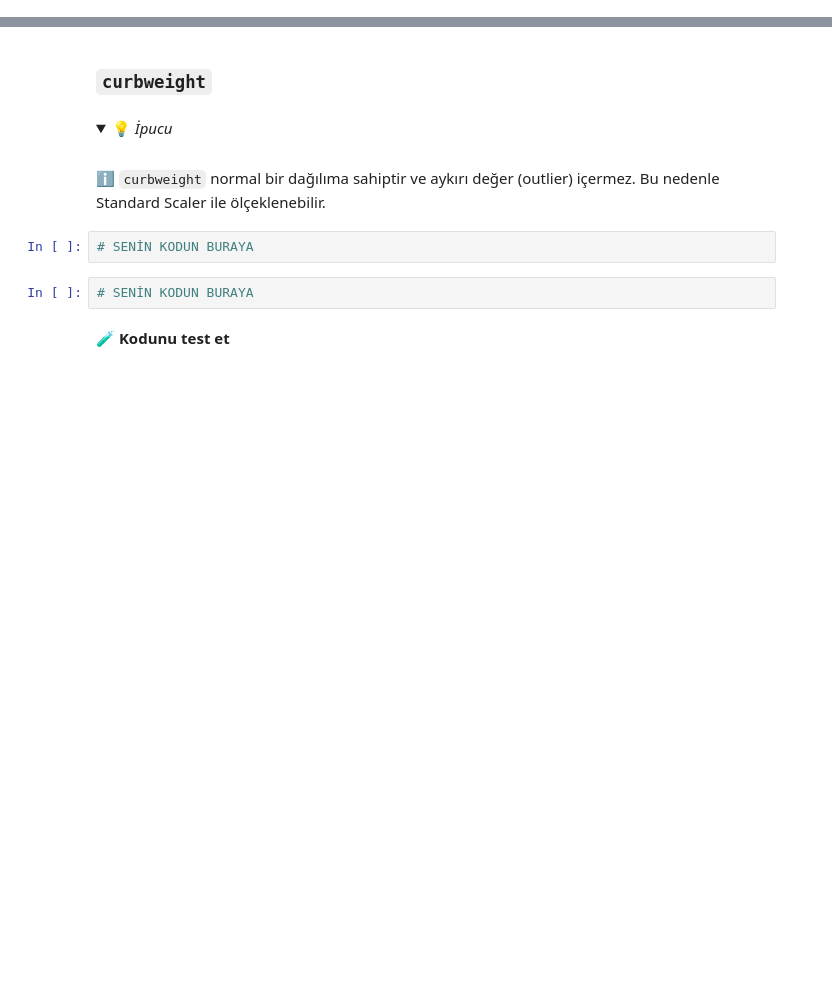
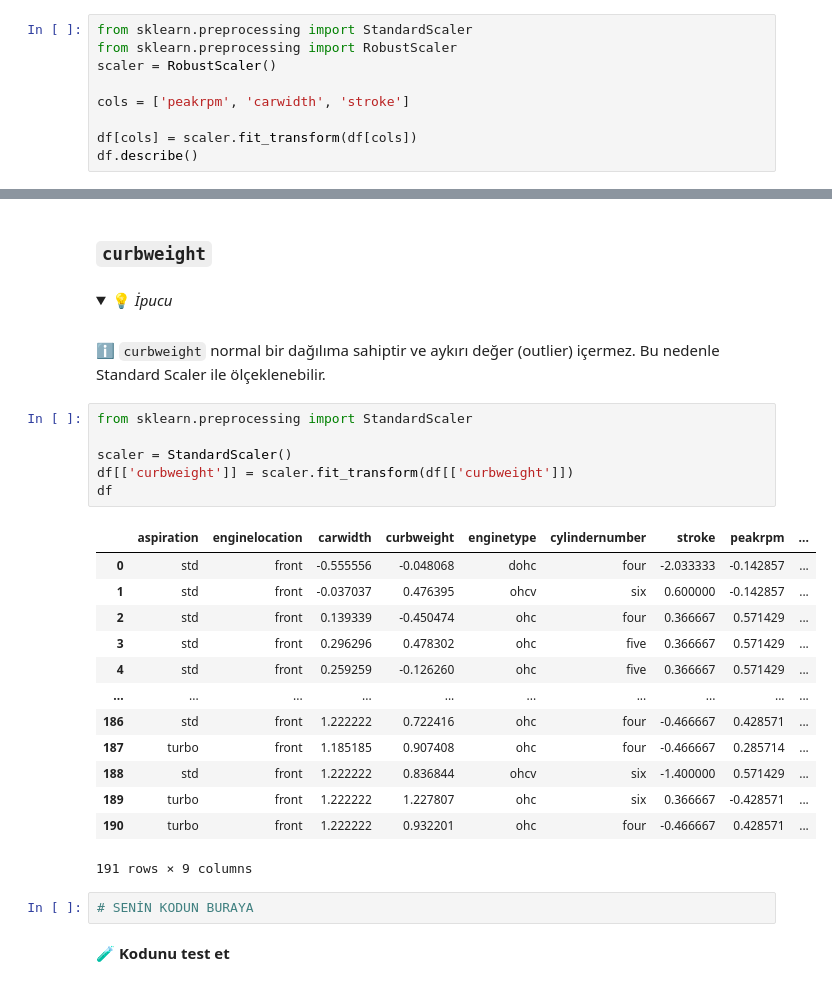
Before and after one commit to mertkaantopuz/S16D2-S-Data-car-prices, a Jupyter notebook: Car-Prices.ipynb, the cells around one changed output, grey strips where cells are left out. Saved outputs shown, nothing was run; the diff lists cells and outputs as text; folded sections open; blank space fills up the shorter version.

```diff
--- a/Car-Prices.ipynb
+++ b/Car-Prices.ipynb
@@ -242,0 +265,9 @@ Dönüştürülmüş değerlerle orijinal sütunları değiştirin.
+# %%
+from sklearn.preprocessing import StandardScaler
+from sklearn.preprocessing import RobustScaler
+scaler = RobustScaler()
+
+cols = ['peakrpm', 'carwidth', 'stroke']
+
+df[cols] = scaler.fit_transform(df[cols])
+df.describe()
@@ -250,8 +291,26 @@ Dönüştürülmüş değerlerle orijinal sütunları değiştirin.
     <br>
     ℹ️ <code>curbweight</code> normal bir dağılıma sahiptir ve aykırı değer (outlier) içermez. Bu nedenle Standard Scaler ile ölçeklenebilir.
 </details>
-# %%
-# SENİN KODUN BURAYA
+# %%
+from sklearn.preprocessing import StandardScaler
+
+scaler = StandardScaler()
+df[['curbweight']] = scaler.fit_transform(df[['curbweight']])
+df
+# %% [output]
+|  | aspiration | enginelocation | carwidth | curbweight | enginetype | cylindernumber | stroke | peakrpm | ... |
+| 0 | std | front | -0.555556 | -0.048068 | dohc | four | -2.033333 | -0.142857 | ... |
+| 1 | std | front | -0.037037 | 0.476395 | ohcv | six | 0.600000 | -0.142857 | ... |
+| 2 | std | front | 0.139339 | -0.450474 | ohc | four | 0.366667 | 0.571429 | ... |
+| 3 | std | front | 0.296296 | 0.478302 | ohc | five | 0.366667 | 0.571429 | ... |
+| 4 | std | front | 0.259259 | -0.126260 | ohc | five | 0.366667 | 0.571429 | ... |
+| ... | ... | ... | ... | ... | ... | ... | ... | ... | ... |
+| 186 | std | front | 1.222222 | 0.722416 | ohc | four | -0.466667 | 0.428571 | ... |
+| 187 | turbo | front | 1.185185 | 0.907408 | ohc | four | -0.466667 | 0.285714 | ... |
+| 188 | std | front | 1.222222 | 0.836844 | ohcv | six | -1.400000 | 0.571429 | ... |
+| 189 | turbo | front | 1.222222 | 1.227807 | ohc | six | 0.366667 | -0.428571 | ... |
+| 190 | turbo | front | 1.222222 | 0.932201 | ohc | four | -0.466667 | 0.428571 | ... |
+191 rows × 9 columns
 # %%
 # SENİN KODUN BURAYA
 # %% [markdown]
```
Also changed, not shown: parts of 8 cells of this notebook, 1 other file.
